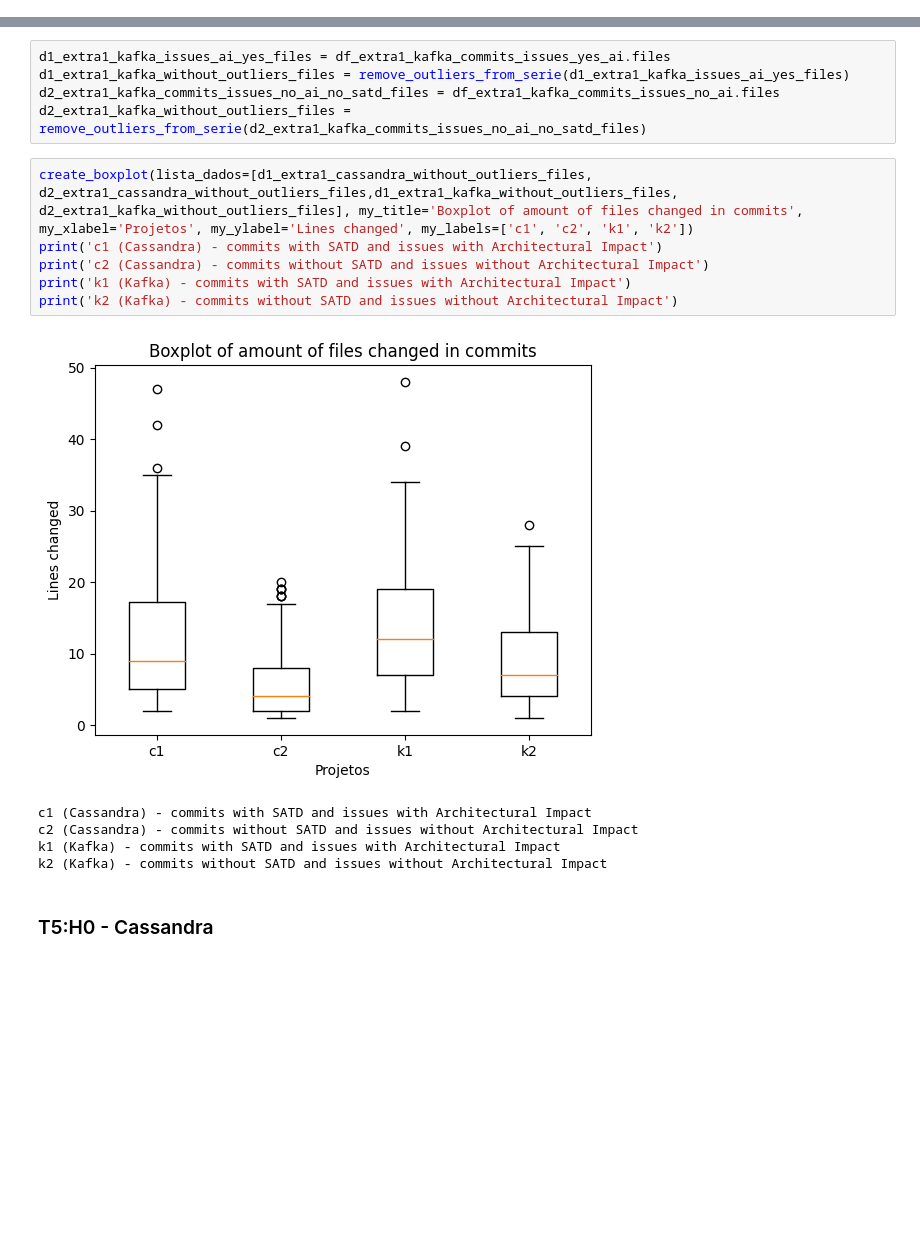
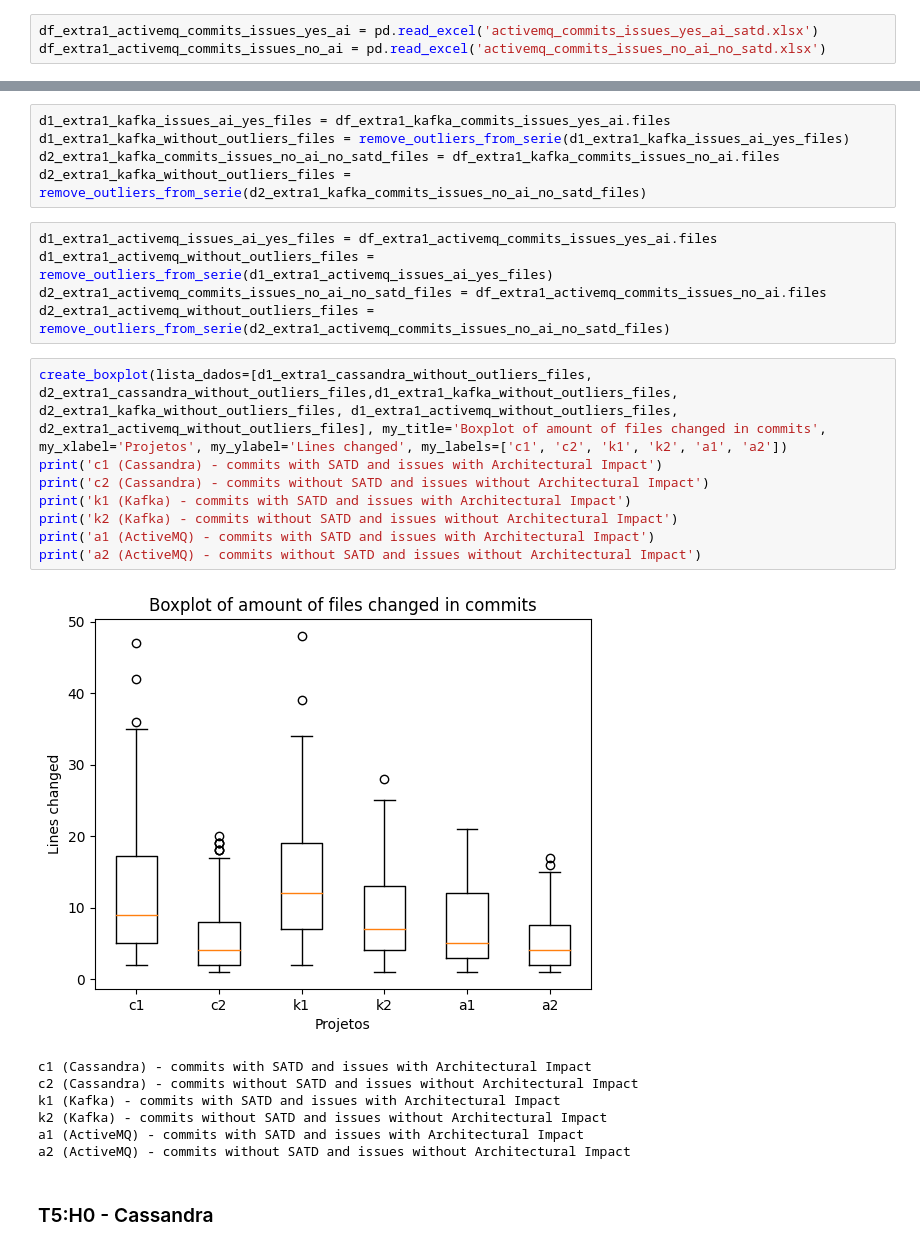
Before and after one commit to armandossrecife/my_validation, a Jupyter notebook: my_comparison2.ipynb, the cells around one changed output, grey strips where cells are left out. Saved outputs shown, nothing was run; the diff lists cells and outputs as text; blank space fills up the shorter version.

```diff
--- a/my_comparison2.ipynb
+++ b/my_comparison2.ipynb
@@ -1508,6 +1511,9 @@ df_extra1_cassandra_commits_issues_yes_ai = pd.read_excel('cassandra_commits_iss
 df_extra1_cassandra_commits_issues_no_ai_no_satd = pd.read_excel('cassandra_commits_issues_no_ai_no_satd.xlsx')
 df_extra1_kafka_commits_issues_yes_ai = pd.read_excel('kafka_commits_issues_yes_ai_satd.xlsx')
 df_extra1_kafka_commits_issues_no_ai = pd.read_excel('kafka_commits_issues_no_ai_no_satd.xlsx')
+# %%
+df_extra1_activemq_commits_issues_yes_ai = pd.read_excel('activemq_commits_issues_yes_ai_satd.xlsx')
+df_extra1_activemq_commits_issues_no_ai = pd.read_excel('activemq_commits_issues_no_ai_no_satd.xlsx')
 # %%
 d1_extra1_cassandra_without_outliers, d2_extra1_cassandra_without_outliers = my_remove_outliers(df_extra1_cassandra_commits_issues_yes_ai,df_extra1_cassandra_commits_issues_no_ai_no_satd)
 d1_extra1_kafka_without_outliers, d2_extra1_kafka_without_outliers = my_remove_outliers(df_extra1_kafka_commits_issues_yes_ai, df_extra1_kafka_commits_issues_no_ai)
@@ -1579,18 +1610,27 @@ d1_extra1_kafka_issues_ai_yes_files = df_extra1_kafka_commits_issues_yes_ai.file
 d1_extra1_kafka_without_outliers_files = remove_outliers_from_serie(d1_extra1_kafka_issues_ai_yes_files)
 d2_extra1_kafka_commits_issues_no_ai_no_satd_files = df_extra1_kafka_commits_issues_no_ai.files
 d2_extra1_kafka_without_outliers_files = remove_outliers_from_serie(d2_extra1_kafka_commits_issues_no_ai_no_satd_files)
+# %%
+d1_extra1_activemq_issues_ai_yes_files = df_extra1_activemq_commits_issues_yes_ai.files
+d1_extra1_activemq_without_outliers_files = remove_outliers_from_serie(d1_extra1_activemq_issues_ai_yes_files)
+d2_extra1_activemq_commits_issues_no_ai_no_satd_files = df_extra1_activemq_commits_issues_no_ai.files
+d2_extra1_activemq_without_outliers_files = remove_outliers_from_serie(d2_extra1_activemq_commits_issues_no_ai_no_satd_files)
 # %%
-create_boxplot(lista_dados=[d1_extra1_cassandra_without_outliers_files, d2_extra1_cassandra_without_outliers_files,d1_extra1_kafka_without_outliers_files, d2_extra1_kafka_without_outliers_files], my_title='Boxplot of amount of files changed in commits', my_xlabel='Projetos', my_ylabel='Lines changed', my_labels=['c1', 'c2', 'k1', 'k2'])
+create_boxplot(lista_dados=[d1_extra1_cassandra_without_outliers_files, d2_extra1_cassandra_without_outliers_files,d1_extra1_kafka_without_outliers_files, d2_extra1_kafka_without_outliers_files, d1_extra1_activemq_without_outliers_files, d2_extra1_activemq_without_outliers_files], my_title='Boxplot of amount of files changed in commits', my_xlabel='Projetos', my_ylabel='Lines changed', my_labels=['c1', 'c2', 'k1', 'k2', 'a1', 'a2'])
 print('c1 (Cassandra) - commits with SATD and issues with Architectural Impact')
 print('c2 (Cassandra) - commits without SATD and issues without Architectural Impact')
 print('k1 (Kafka) - commits with SATD and issues with Architectural Impact')
 print('k2 (Kafka) - commits without SATD and issues without Architectural Impact')
+print('a1 (ActiveMQ) - commits with SATD and issues with Architectural Impact')
+print('a2 (ActiveMQ) - commits without SATD and issues without Architectural Impact')
 # %% [output]
-[figure, old version]
+[figure, new version]
 c1 (Cassandra) - commits with SATD and issues with Architectural Impact
 c2 (Cassandra) - commits without SATD and issues without Architectural Impact
 k1 (Kafka) - commits with SATD and issues with Architectural Impact
 k2 (Kafka) - commits without SATD and issues without Architectural Impact
+a1 (ActiveMQ) - commits with SATD and issues with Architectural Impact
+a2 (ActiveMQ) - commits without SATD and issues without Architectural Impact
 # %% [markdown]
 ### T5:H0 - Cassandra
 # %%
```
Also changed, not shown: parts of 8 cells of this notebook.
